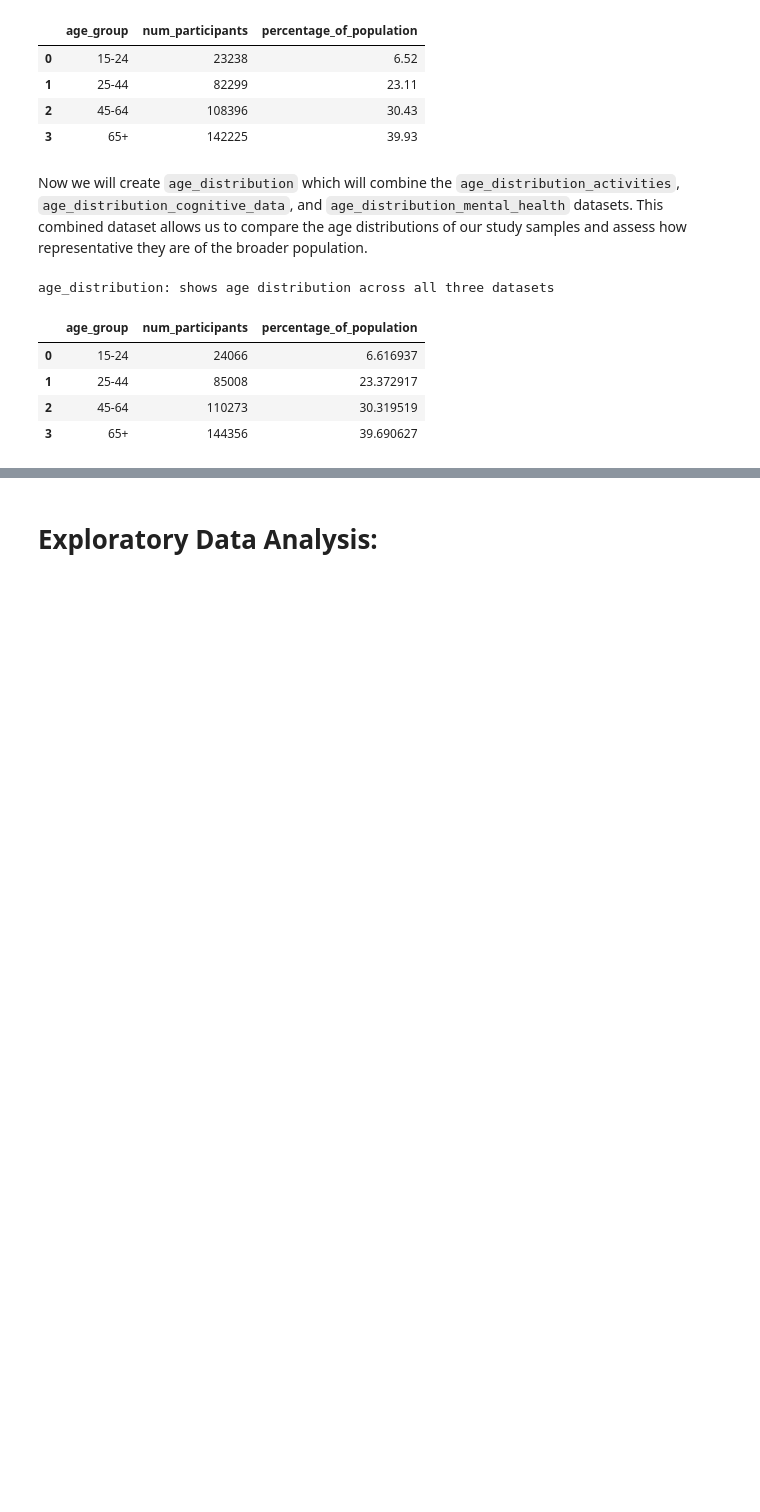
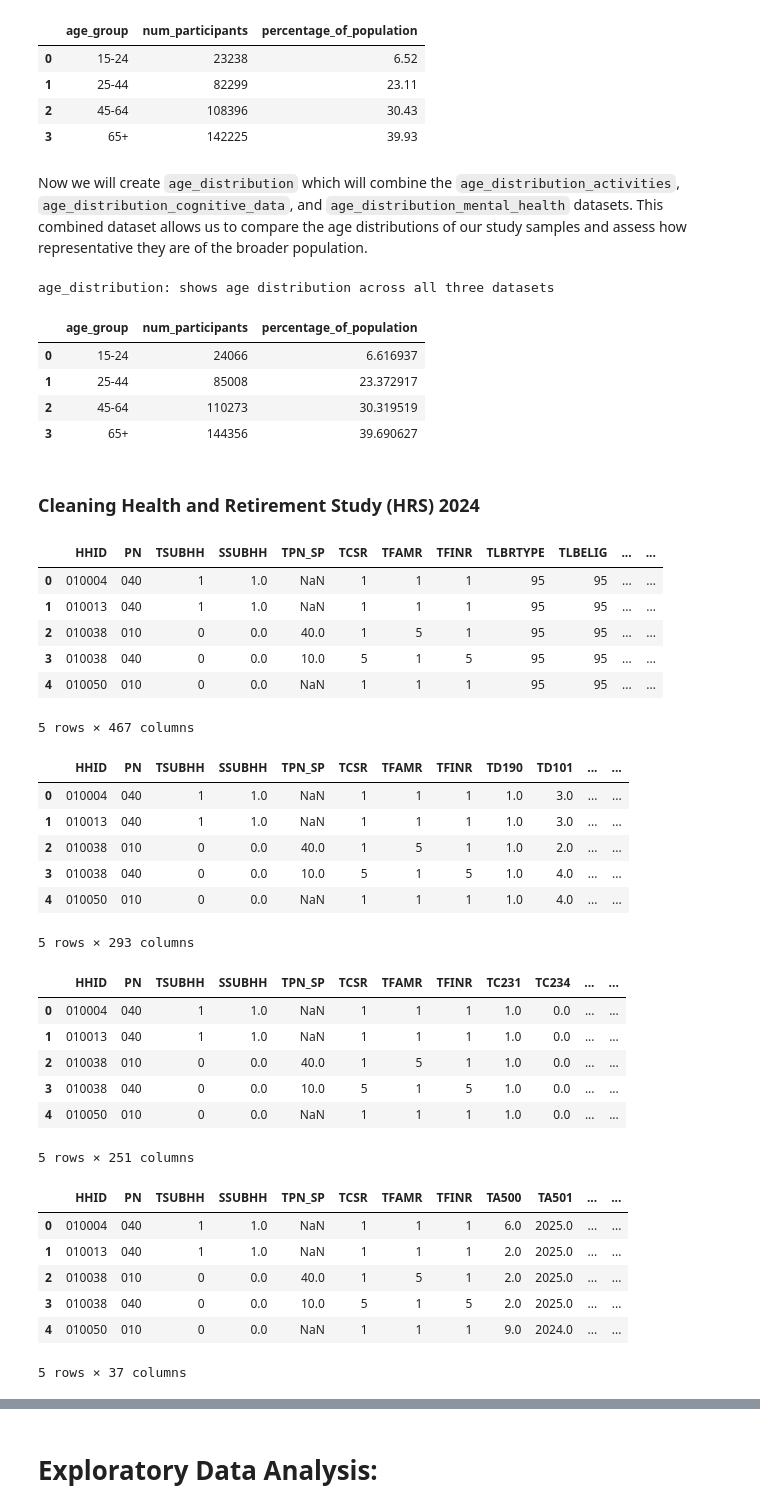
Before and after one commit to rem388/DataScienceProject, a Jupyter notebook: Phase2.ipynb, the cells around one changed output, grey strips where cells are left out. Saved outputs shown, nothing was run; the diff lists cells and outputs as text; code cells hidden in the pictures; blank space fills up the shorter version.

Commit message:
raw hrs imported

```diff
--- a/Phase2.ipynb
+++ b/Phase2.ipynb
@@ -492,3 +500,47 @@ age_distribution: shows age distribution across all three datasets
 | 1 | 25-44 | 85008 | 23.372917 |
 | 2 | 45-64 | 110273 | 30.319519 |
 | 3 | 65+ | 144356 | 39.690627 |
+# %% [markdown]
+### **Cleaning Health and Retirement Study (HRS) 2024**
+# %%
+import pandas as pd
+import duckdb
+
+hrs_leisure_raw = pd.read_csv("data/hrs_data/h24lb_r.csv", dtype={"HHID": str, "PN": str})
+hrs_cognition_raw = pd.read_csv("data/hrs_data/h24d_r.csv", dtype={"HHID": str, "PN": str})
+hrs_health_raw = pd.read_csv("data/hrs_data/h24c_r.csv",dtype={"HHID": str, "PN": str})
+hrs_demographics_raw = pd.read_csv("data/hrs_data/h24a_r.csv",dtype={"HHID": str, "PN": str})
+
+display(duckdb.sql("SELECT * FROM hrs_leisure_raw LIMIT 5").df())
+display(duckdb.sql("SELECT * FROM hrs_cognition_raw LIMIT 5").df())
+display(duckdb.sql("SELECT * FROM hrs_health_raw LIMIT 5").df())
+display(duckdb.sql("SELECT * FROM hrs_demographics_raw LIMIT 5").df())
+# %% [output]
+|  | HHID | PN | TSUBHH | SSUBHH | TPN_SP | TCSR | TFAMR | TFINR | TLBRTYPE | TLBELIG | ... | ... |
+| 0 | 010004 | 040 | 1 | 1.0 | NaN | 1 | 1 | 1 | 95 | 95 | ... | ... |
+| 1 | 010013 | 040 | 1 | 1.0 | NaN | 1 | 1 | 1 | 95 | 95 | ... | ... |
+| 2 | 010038 | 010 | 0 | 0.0 | 40.0 | 1 | 5 | 1 | 95 | 95 | ... | ... |
+| 3 | 010038 | 040 | 0 | 0.0 | 10.0 | 5 | 1 | 5 | 95 | 95 | ... | ... |
+| 4 | 010050 | 010 | 0 | 0.0 | NaN | 1 | 1 | 1 | 95 | 95 | ... | ... |
+5 rows × 467 columns
+|  | HHID | PN | TSUBHH | SSUBHH | TPN_SP | TCSR | TFAMR | TFINR | TD190 | TD101 | ... | ... |
+| 0 | 010004 | 040 | 1 | 1.0 | NaN | 1 | 1 | 1 | 1.0 | 3.0 | ... | ... |
+| 1 | 010013 | 040 | 1 | 1.0 | NaN | 1 | 1 | 1 | 1.0 | 3.0 | ... | ... |
+| 2 | 010038 | 010 | 0 | 0.0 | 40.0 | 1 | 5 | 1 | 1.0 | 2.0 | ... | ... |
+| 3 | 010038 | 040 | 0 | 0.0 | 10.0 | 5 | 1 | 5 | 1.0 | 4.0 | ... | ... |
+| 4 | 010050 | 010 | 0 | 0.0 | NaN | 1 | 1 | 1 | 1.0 | 4.0 | ... | ... |
+5 rows × 293 columns
+|  | HHID | PN | TSUBHH | SSUBHH | TPN_SP | TCSR | TFAMR | TFINR | TC231 | TC234 | ... | ... |
+| 0 | 010004 | 040 | 1 | 1.0 | NaN | 1 | 1 | 1 | 1.0 | 0.0 | ... | ... |
+| 1 | 010013 | 040 | 1 | 1.0 | NaN | 1 | 1 | 1 | 1.0 | 0.0 | ... | ... |
+| 2 | 010038 | 010 | 0 | 0.0 | 40.0 | 1 | 5 | 1 | 1.0 | 0.0 | ... | ... |
+| 3 | 010038 | 040 | 0 | 0.0 | 10.0 | 5 | 1 | 5 | 1.0 | 0.0 | ... | ... |
+| 4 | 010050 | 010 | 0 | 0.0 | NaN | 1 | 1 | 1 | 1.0 | 0.0 | ... | ... |
+5 rows × 251 columns
+|  | HHID | PN | TSUBHH | SSUBHH | TPN_SP | TCSR | TFAMR | TFINR | TA500 | TA501 | ... | ... |
+| 0 | 010004 | 040 | 1 | 1.0 | NaN | 1 | 1 | 1 | 6.0 | 2025.0 | ... | ... |
+| 1 | 010013 | 040 | 1 | 1.0 | NaN | 1 | 1 | 1 | 2.0 | 2025.0 | ... | ... |
+| 2 | 010038 | 010 | 0 | 0.0 | 40.0 | 1 | 5 | 1 | 2.0 | 2025.0 | ... | ... |
+| 3 | 010038 | 040 | 0 | 0.0 | 10.0 | 5 | 1 | 5 | 2.0 | 2025.0 | ... | ... |
+| 4 | 010050 | 010 | 0 | 0.0 | NaN | 1 | 1 | 1 | 9.0 | 2024.0 | ... | ... |
+5 rows × 37 columns
```
Also changed, not shown: parts of 7 cells of this notebook, 2 other files.
